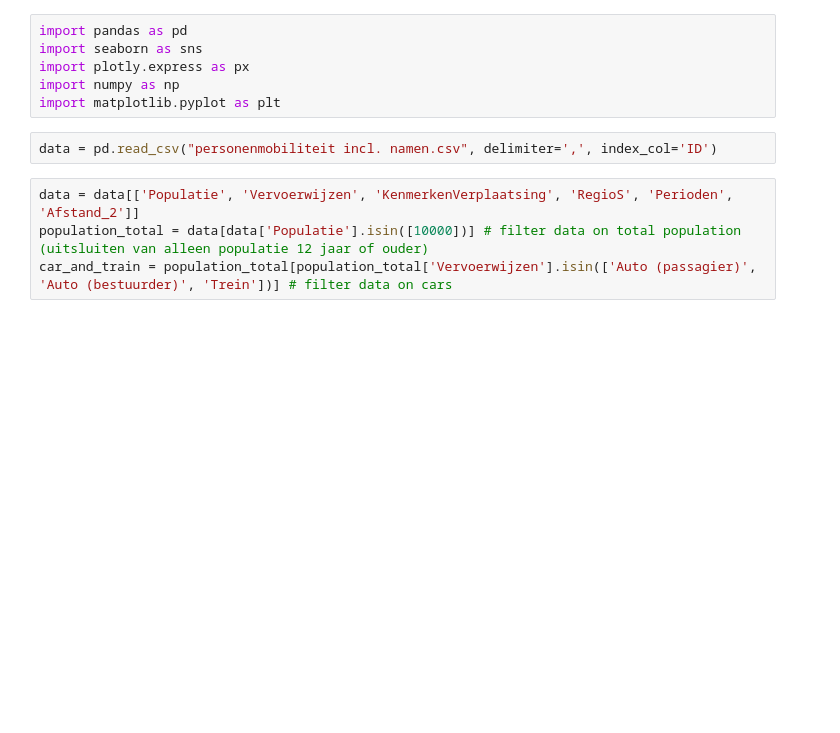
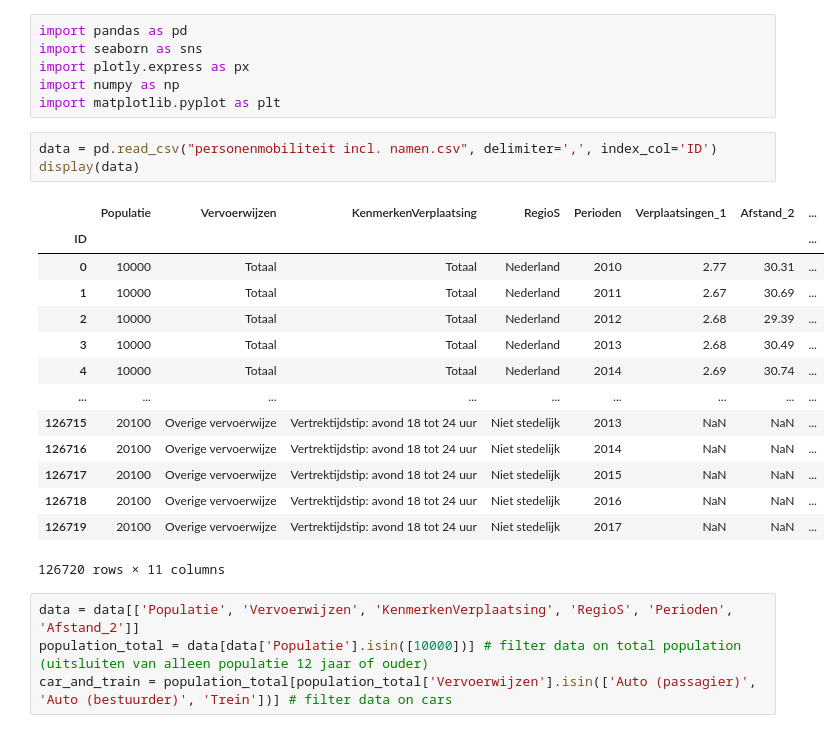
Before and after one commit to lisette-924/TIL6022-group11, a Jupyter notebook: Personenmobiliteit met NAMEN (car and train).ipynb, the cells around one changed output. Cells and saved outputs as stored; diff of their text form; blank space fills up the shorter version.

```diff
--- a/Personenmobiliteit met NAMEN (car and train).ipynb
+++ b/Personenmobiliteit met NAMEN (car and train).ipynb
@@ -6,6 +6,22 @@ import numpy as np
 import matplotlib.pyplot as plt
 # %%
 data = pd.read_csv("personenmobiliteit incl. namen.csv", delimiter=',', index_col='ID')
+display(data)
+# %% [output]
+|  | Populatie | Vervoerwijzen | KenmerkenVerplaatsing | RegioS | Perioden | Verplaatsingen_1 | Afstand_2 | ... |
+| ID |  |  |  |  |  |  |  | ... |
+| 0 | 10000 | Totaal | Totaal | Nederland | 2010 | 2.77 | 30.31 | ... |
+| 1 | 10000 | Totaal | Totaal | Nederland | 2011 | 2.67 | 30.69 | ... |
+| 2 | 10000 | Totaal | Totaal | Nederland | 2012 | 2.68 | 29.39 | ... |
+| 3 | 10000 | Totaal | Totaal | Nederland | 2013 | 2.68 | 30.49 | ... |
+| 4 | 10000 | Totaal | Totaal | Nederland | 2014 | 2.69 | 30.74 | ... |
+| ... | ... | ... | ... | ... | ... | ... | ... | ... |
+| 126715 | 20100 | Overige vervoerwijze | Vertrektijdstip: avond 18 tot 24 uur | Niet stedelijk | 2013 | NaN | NaN | ... |
+| 126716 | 20100 | Overige vervoerwijze | Vertrektijdstip: avond 18 tot 24 uur | Niet stedelijk | 2014 | NaN | NaN | ... |
+| 126717 | 20100 | Overige vervoerwijze | Vertrektijdstip: avond 18 tot 24 uur | Niet stedelijk | 2015 | NaN | NaN | ... |
+| 126718 | 20100 | Overige vervoerwijze | Vertrektijdstip: avond 18 tot 24 uur | Niet stedelijk | 2016 | NaN | NaN | ... |
+| 126719 | 20100 | Overige vervoerwijze | Vertrektijdstip: avond 18 tot 24 uur | Niet stedelijk | 2017 | NaN | NaN | ... |
+126720 rows × 11 columns
 # %%
 data = data[['Populatie', 'Vervoerwijzen', 'KenmerkenVerplaatsing', 'RegioS', 'Perioden', 'Afstand_2']]
 population_total = data[data['Populatie'].isin([10000])] # filter data on total population (uitsluiten van alleen populatie 12 jaar of ouder)
```
Also changed, not shown: parts of 6 cells of this notebook.
